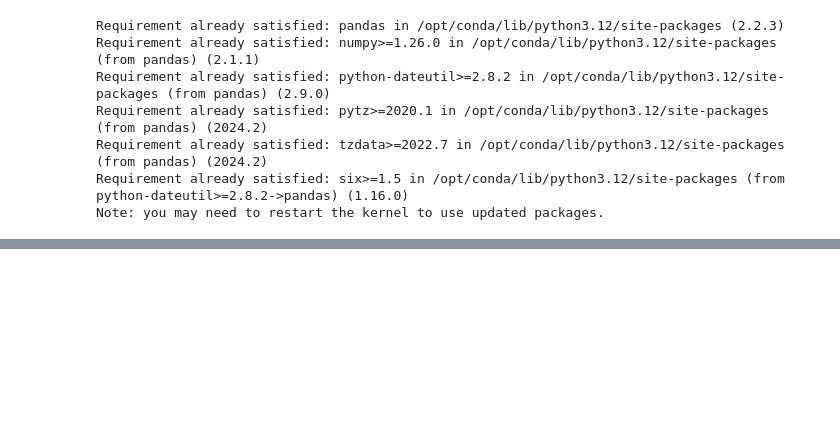
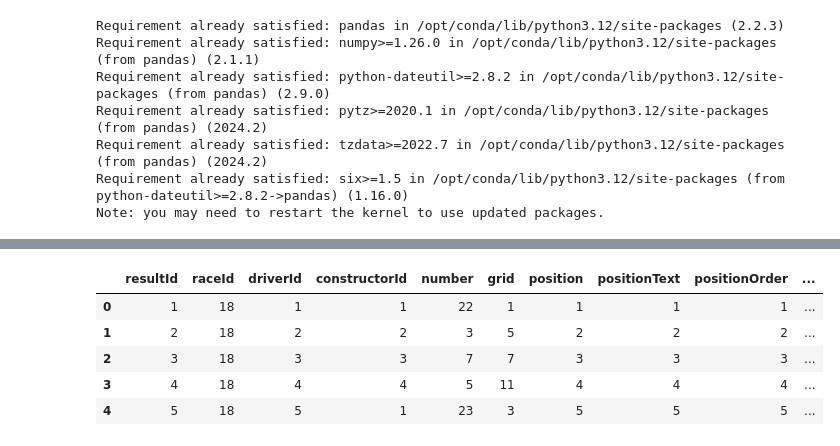
Before and after one commit to PauloHFS/lab6-visualizacao-dados-ufcg, a Jupyter notebook: f1.ipynb, the cells around one changed output, grey strips where cells are left out. Cells and saved outputs as stored; diff of their text form; code cells hidden in the pictures; blank space fills up the shorter version.

```diff
--- a/f1.ipynb
+++ b/f1.ipynb
@@ -135,0 +57,11 @@ df = pd.merge(df, team, on='constructorId')
+# %%
+race_results = pd.read_csv('dataset/Race_Results.csv')
+# %%
+race_results.head()
+# %% [output]
+|  | resultId | raceId | driverId | constructorId | number | grid | position | positionText | positionOrder | ... |
+| 0 | 1 | 18 | 1 | 1 | 22 | 1 | 1 | 1 | 1 | ... |
+| 1 | 2 | 18 | 2 | 2 | 3 | 5 | 2 | 2 | 2 | ... |
+| 2 | 3 | 18 | 3 | 3 | 7 | 7 | 3 | 3 | 3 | ... |
+| 3 | 4 | 18 | 4 | 4 | 5 | 11 | 4 | 4 | 4 | ... |
+| 4 | 5 | 18 | 5 | 1 | 23 | 3 | 5 | 5 | 5 | ... |
```
Also changed, not shown: parts of 43 cells of this notebook, 2 other files.
